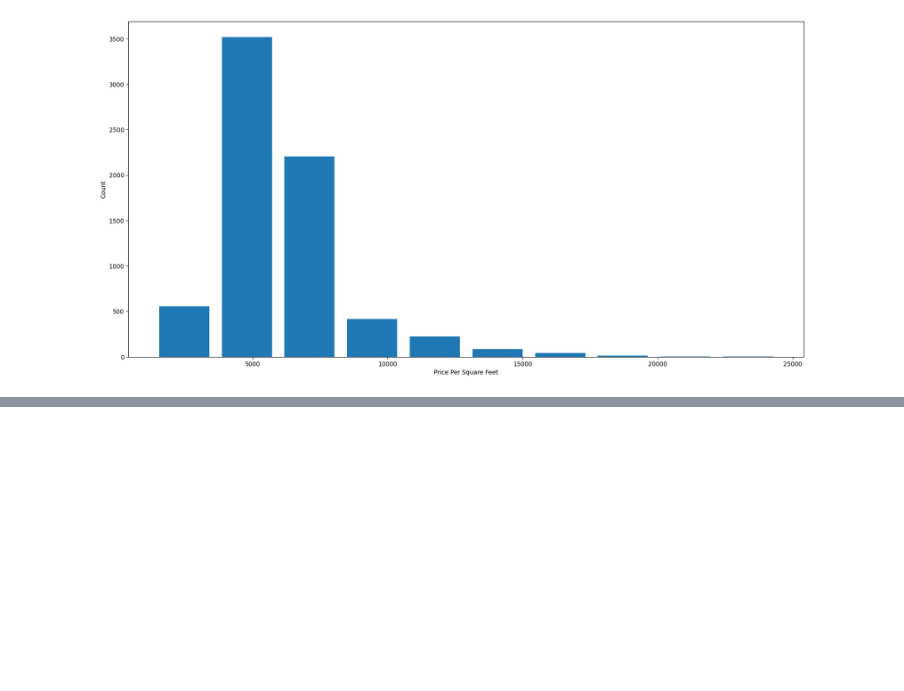
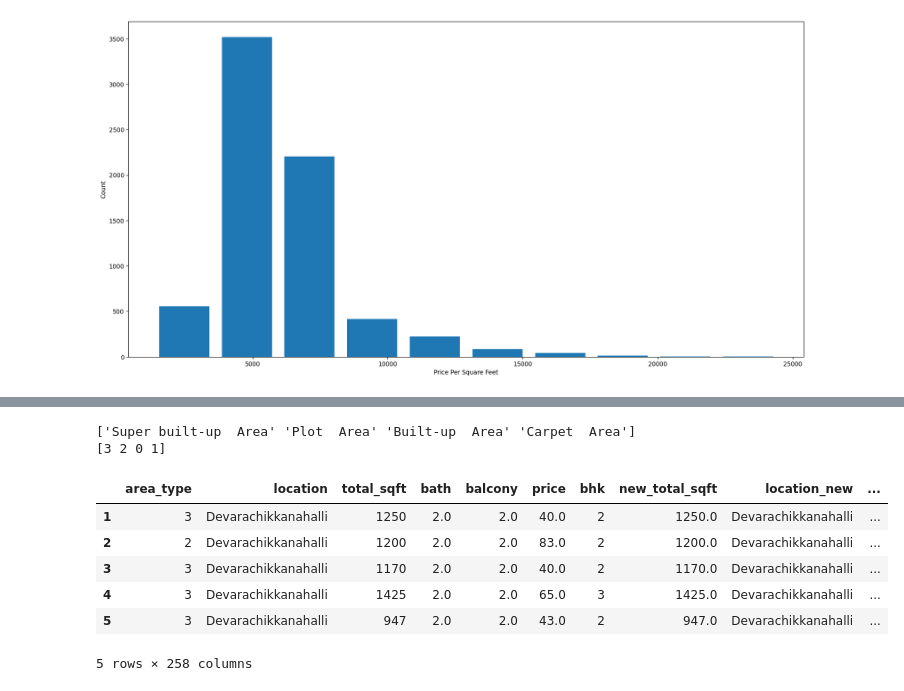
Before and after one commit to Vinushann/EstateInsight, a Jupyter notebook: src/data_preprocessing.ipynb, the cells around one changed output, grey strips where cells are left out. Drawn from its saved outputs; the diff is of its cells as text; code cells hidden in the pictures; blank space fills up the shorter version.

```diff
--- a/src/data_preprocessing.ipynb
+++ b/src/data_preprocessing.ipynb
@@ -457,0 +503,19 @@ Text(0, 0.5, 'Count')
+# %%
+print(df4['area_type'].unique())
+
+from sklearn.preprocessing import LabelEncoder
+le = LabelEncoder()
+df4['area_type'] = le.fit_transform(df4['area_type'])
+
+print(df4['area_type'].unique())
+df4.head()
+# %% [output]
+['Super built-up  Area' 'Plot  Area' 'Built-up  Area' 'Carpet  Area']
+[3 2 0 1]
+|  | area_type | location | total_sqft | bath | balcony | price | bhk | new_total_sqft | location_new | ... |
+| 1 | 3 | Devarachikkanahalli | 1250 | 2.0 | 2.0 | 40.0 | 2 | 1250.0 | Devarachikkanahalli | ... |
+| 2 | 2 | Devarachikkanahalli | 1200 | 2.0 | 2.0 | 83.0 | 2 | 1200.0 | Devarachikkanahalli | ... |
+| 3 | 3 | Devarachikkanahalli | 1170 | 2.0 | 2.0 | 40.0 | 2 | 1170.0 | Devarachikkanahalli | ... |
+| 4 | 3 | Devarachikkanahalli | 1425 | 2.0 | 2.0 | 65.0 | 3 | 1425.0 | Devarachikkanahalli | ... |
+| 5 | 3 | Devarachikkanahalli | 947 | 2.0 | 2.0 | 43.0 | 2 | 947.0 | Devarachikkanahalli | ... |
+5 rows × 258 columns
```
Also changed, not shown: parts of 8 cells of this notebook, 1 other file.
